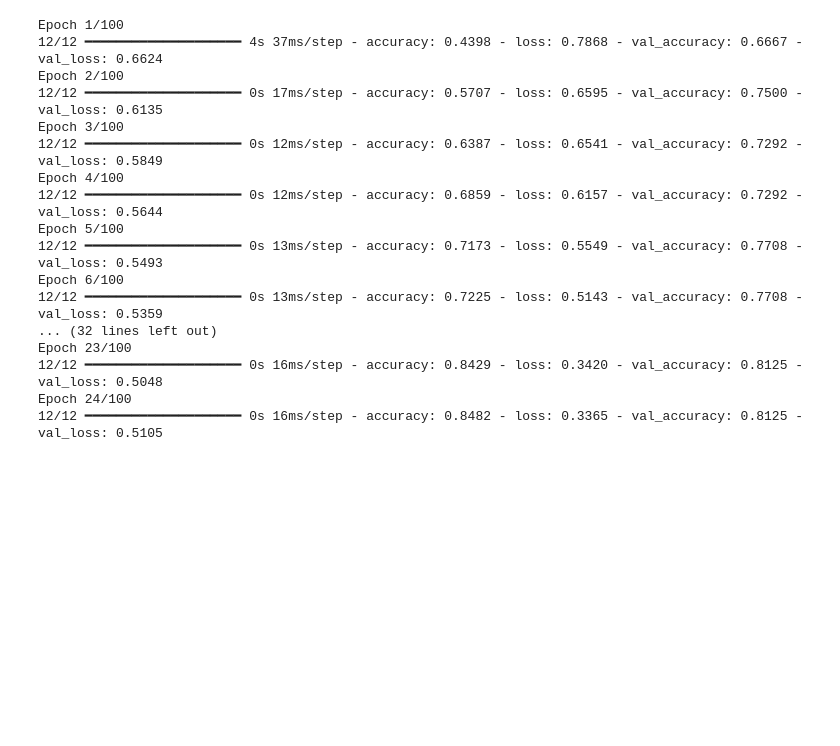
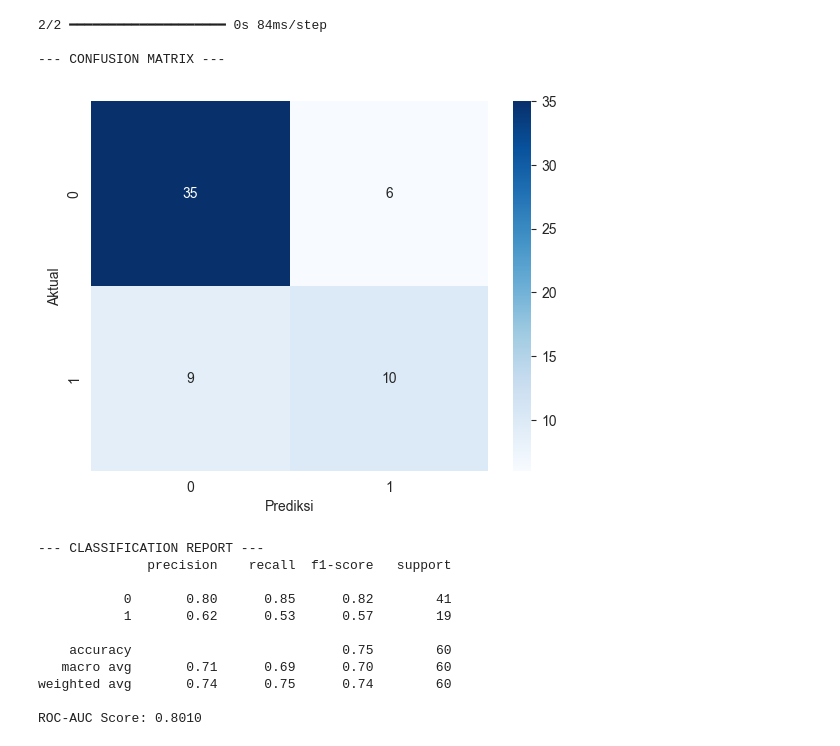
Before and after one commit to nflFauzan/kelompok-11-Machine-Learning, a Jupyter notebook: uas/notebooks/03_Modeling_Deep_Learning.ipynb, the cells around one changed output. Drawn from its saved outputs; the diff is of its cells as text; code cells hidden in the pictures; blank space fills up the shorter version.

```diff
--- a/uas/notebooks/03_Modeling_Deep_Learning.ipynb
+++ b/uas/notebooks/03_Modeling_Deep_Learning.ipynb
@@ -38,8 +160,34 @@ X_train, X_test, y_train, y_test = train_test_split(
 # %%
-model = Sequential([
-    Dense(64, activation='relu', input_shape=(X_train.shape[1],)),
-    Dropout(0.3),
-    Dense(32, activation='relu'),
-    Dropout(0.3),
-    Dense(1, activation='sigmoid')
-])
+# Prediksi probabilitas
+y_pred_prob = model.predict(X_test_scaled)
+# Ubah ke label biner
+y_pred = (y_pred_prob > 0.5).astype(int)
+
+print("\n--- CONFUSION MATRIX ---")
+cm = confusion_matrix(y_test, y_pred)
+sns.heatmap(cm, annot=True, fmt='d', cmap='Blues')
+plt.xlabel('Prediksi')
+plt.ylabel('Aktual')
+plt.show()
+
+print("\n--- CLASSIFICATION REPORT ---")
+print(classification_report(y_test, y_pred))
+
+auc = roc_auc_score(y_test, y_pred_prob)
+print(f"ROC-AUC Score: {auc:.4f}")
+# %% [output]
+2/2 ━━━━━━━━━━━━━━━━━━━━ 0s 84ms/step
+
+--- CONFUSION MATRIX ---
+[figure, added]
+--- CLASSIFICATION REPORT ---
+              precision    recall  f1-score   support
+
+           0       0.80      0.85      0.82        41
+           1       0.62      0.53      0.57        19
+
+    accuracy                           0.75        60
+   macro avg       0.71      0.69      0.70        60
+weighted avg       0.74      0.75      0.74        60
+
+ROC-AUC Score: 0.8010
@@ -52,34 +193,0 @@ model.compile(
-# %%
-early_stopping = EarlyStopping(
-    monitor='val_loss',
-    patience=10,
-    restore_best_weights=True
-)
-
-history = model.fit(
-    X_train,
-    y_train,
-    validation_split=0.2,
-    epochs=100,
-    batch_size=16,
-    callbacks=[early_stopping],
-    verbose=1
-)
-# %% [output]
-Epoch 1/100
-12/12 ━━━━━━━━━━━━━━━━━━━━ 4s 37ms/step - accuracy: 0.4398 - loss: 0.7868 - val_accuracy: 0.6667 - val_loss: 0.6624
-Epoch 2/100
-12/12 ━━━━━━━━━━━━━━━━━━━━ 0s 17ms/step - accuracy: 0.5707 - loss: 0.6595 - val_accuracy: 0.7500 - val_loss: 0.6135
-Epoch 3/100
-12/12 ━━━━━━━━━━━━━━━━━━━━ 0s 12ms/step - accuracy: 0.6387 - loss: 0.6541 - val_accuracy: 0.7292 - val_loss: 0.5849
-Epoch 4/100
-12/12 ━━━━━━━━━━━━━━━━━━━━ 0s 12ms/step - accuracy: 0.6859 - loss: 0.6157 - val_accuracy: 0.7292 - val_loss: 0.5644
-Epoch 5/100
-12/12 ━━━━━━━━━━━━━━━━━━━━ 0s 13ms/step - accuracy: 0.7173 - loss: 0.5549 - val_accuracy: 0.7708 - val_loss: 0.5493
-Epoch 6/100
-12/12 ━━━━━━━━━━━━━━━━━━━━ 0s 13ms/step - accuracy: 0.7225 - loss: 0.5143 - val_accuracy: 0.7708 - val_loss: 0.5359
-... (32 lines left out)
-Epoch 23/100
-12/12 ━━━━━━━━━━━━━━━━━━━━ 0s 16ms/step - accuracy: 0.8429 - loss: 0.3420 - val_accuracy: 0.8125 - val_loss: 0.5048
-Epoch 24/100
-12/12 ━━━━━━━━━━━━━━━━━━━━ 0s 16ms/step - accuracy: 0.8482 - loss: 0.3365 - val_accuracy: 0.8125 - val_loss: 0.5105
```
Also changed, not shown: parts of 11 cells of this notebook, 2 other files.
